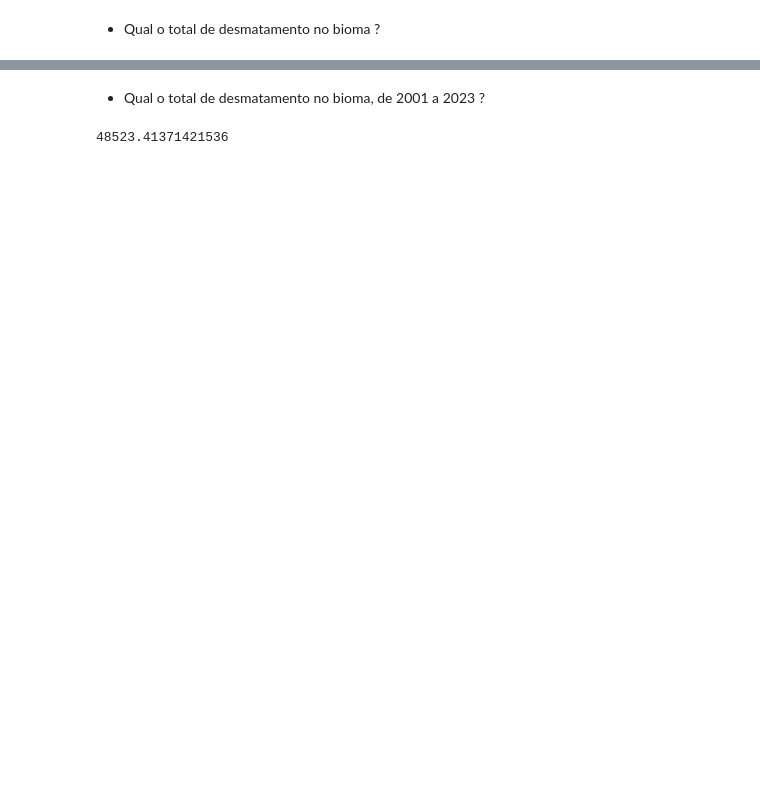
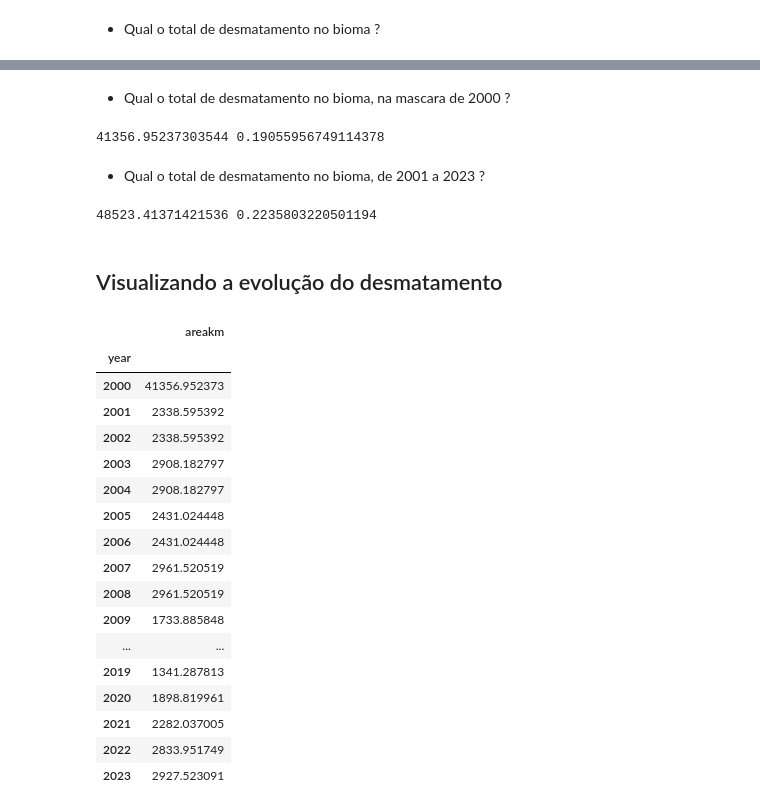
Before and after one commit to LambdaGeo/analise_cerrado_ma, a Jupyter notebook: analise_bioma.ipynb, the cells around one changed output, grey strips where cells are left out. Cells and saved outputs as stored; diff of their text form; code cells hidden in the pictures; blank space fills up the shorter version.

```diff
--- a/analise_bioma.ipynb
+++ b/analise_bioma.ipynb
@@ -35,7 +48,38 @@ total_desmatamento
+# %% [markdown]
+* Qual o total de desmatamento no bioma, na mascara de 2000 ?
+# %%
+total_desmatamento_00 = df[df["year"] == 2000]["areakm"].sum()
+print( total_desmatamento_00, total_desmatamento_00 / area_cerrado_maranhense)
+# %% [output]
+41356.95237303544 0.19055956749114378
 # %% [markdown]
 * Qual o total de desmatamento no bioma, de 2001 a 2023 ?
 # %%
 total_desmatamento_01_23 = df[df["year"] != 2000]["areakm"].sum()
-total_desmatamento_01_23
+print( total_desmatamento_01_23, total_desmatamento_01_23 / area_cerrado_maranhense)
 # %% [output]
-48523.41371421536
+48523.41371421536 0.2235803220501194
+# %% [markdown]
+## Visualizando a evolução do desmatamento
+# %%
+df_por_ano = df.groupby("year")["areakm"].sum().reset_index().set_index("year")
+df_por_ano
+# %% [output]
+|  | areakm |
+| year |  |
+| 2000 | 41356.952373 |
+| 2001 | 2338.595392 |
+| 2002 | 2338.595392 |
+| 2003 | 2908.182797 |
+| 2004 | 2908.182797 |
+| 2005 | 2431.024448 |
+| 2006 | 2431.024448 |
+| 2007 | 2961.520519 |
+| 2008 | 2961.520519 |
+| 2009 | 1733.885848 |
+| ... | ... |
+| 2019 | 1341.287813 |
+| 2020 | 1898.819961 |
+| 2021 | 2282.037005 |
+| 2022 | 2833.951749 |
+| 2023 | 2927.523091 |
```
Also changed, not shown: parts of 10 cells of this notebook, 2 other files.
